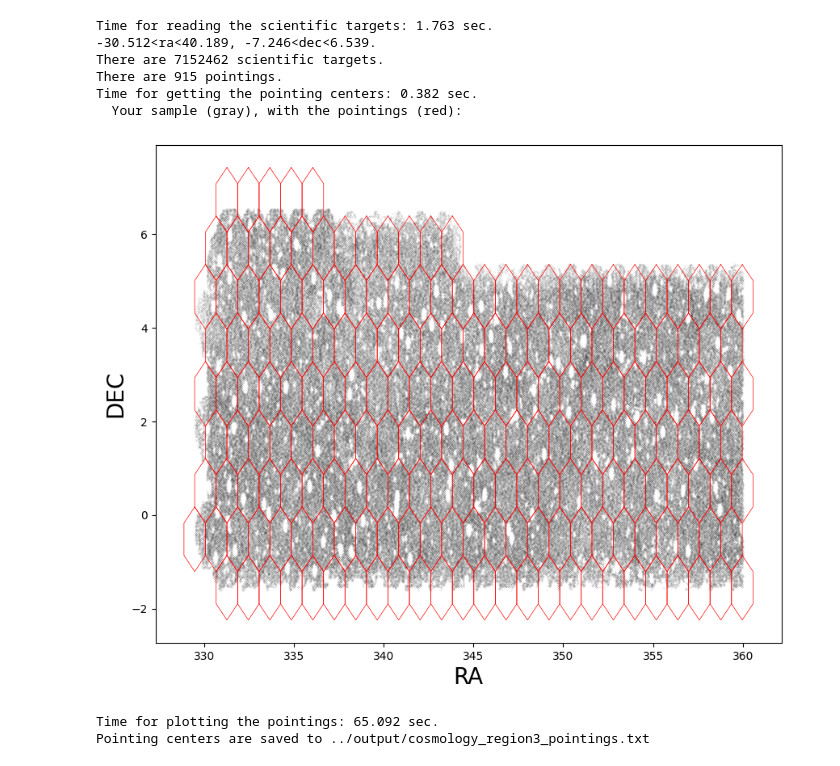
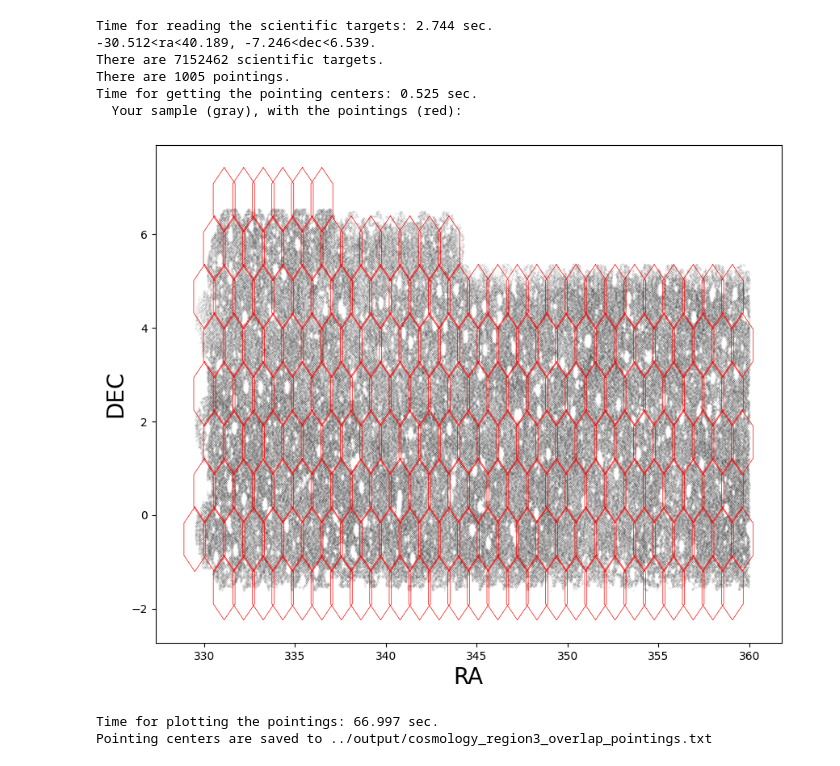
Before and after one commit to jingssrs/pfs_co_fa, a Jupyter notebook: src/pointings.ipynb, the cells around one changed output. Saved outputs shown, nothing was run; the diff lists cells and outputs as text; code cells hidden in the pictures.

Commit message:
add w/ overlapping pointings
also update some TODOs

```diff
--- a/src/pointings.ipynb
+++ b/src/pointings.ipynb
@@ -162,7 +162,7 @@ def plot_filter_fov(raP, decP, raSci, decSci, PA=0, n_sci_fov_least=3000, filter
 # TODO: take care of the 360 and 0 deg issuse
 if __name__ == "__main__":
     # TODO: revise the xscale and yscale for the final realistic tiling strategy
-    xscale = 1. # 0-1., 1. is minimum/no overlapping
+    xscale = 0.9 # 0-1., 1. is minimum/no overlapping
     yscale = 1. # 0-1., 1. is minimum/no overlapping
 
     t0 = time.time()
@@ -202,38 +202,38 @@ if __name__ == "__main__":
 
     # plot the pointing and samples (filter out the fov w/o enough scientific targets)
     # plot for a small region
     mask_cos = (raCos>300)
     mask_peak_ra = (peaks[:, 0]>300)
 
     plt.figure(figsize=(10, 8))
     print("  Your sample (gray), with the pointings (red):")
     plt.plot(raCos[mask_cos][::10], decCos[mask_cos][::10], 'k.', ms=0.2, alpha=0.5)
 
     mask_peaks_reserved = []
     for peak in peaks[mask_peak_ra]:
         flag_reserved = plot_filter_fov(peak[0], peak[1], raCos[mask_cos], decCos[mask_cos], filter_fov=True)
         mask_peaks_reserved.append(flag_reserved)
 
     plt.xlabel('RA', fontsize=20)
     plt.ylabel('DEC', fontsize=20)
-    plt.savefig('../output/figures/%s_fov_plot.png'%(prefix))
+    plt.savefig('../output/figures/%s_overlap_fov_plot.png'%(prefix))
     plt.show()
     plt.close()
 
     t3 = time.time()
     print("Time for plotting the pointings: %.3f sec." % (t3-t2))
 
     # save the pointing centers to ascii file
     # TODO: save the reserved pointings of the whole region, not the region masked by mask_peak_ra
     out_dir = '../output/'
-    save_pointings(peaks[mask_peak_ra][mask_peaks_reserved], out_dir+'%s_pointings.txt'% prefix)
+    save_pointings(peaks[mask_peak_ra][mask_peaks_reserved], out_dir+'%s_overlap_pointings.txt'% prefix)
 # %% [output]
-Time for reading the scientific targets: 1.763 sec.
+Time for reading the scientific targets: 2.744 sec.
 -30.512<ra<40.189, -7.246<dec<6.539.
 There are 7152462 scientific targets.
-There are 915 pointings.
-Time for getting the pointing centers: 0.382 sec.
+There are 1005 pointings.
+Time for getting the pointing centers: 0.525 sec.
   Your sample (gray), with the pointings (red):
-[figure, old version]
+[figure, new version]
-Time for plotting the pointings: 65.092 sec.
-Pointing centers are saved to ../output/cosmology_region3_pointings.txt
+Time for plotting the pointings: 66.997 sec.
+Pointing centers are saved to ../output/cosmology_region3_overlap_pointings.txt
```
Also changed, not shown: 2 other files.
